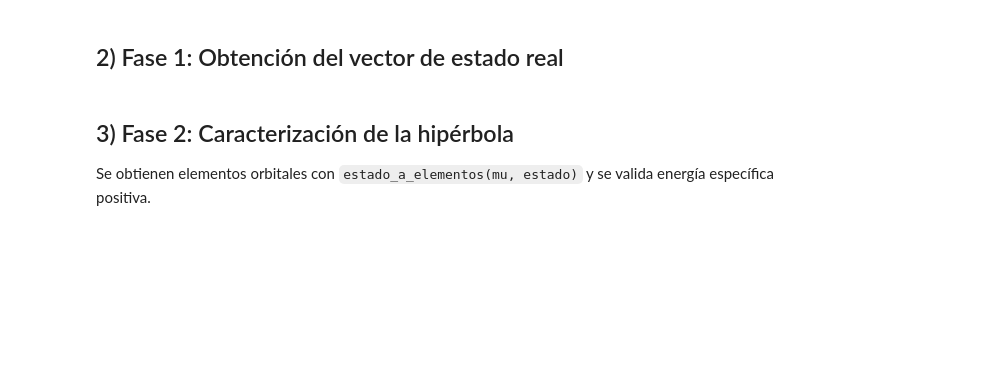
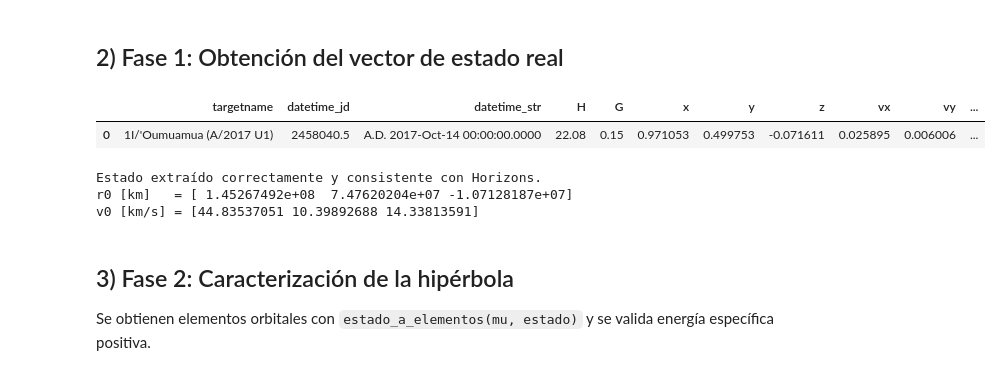
Before and after one commit to soleildayana/Oumuamua-Project, a Jupyter notebook: miniproyecto_oumuamua_pymcel.ipynb, the cells around one changed output. Cells and saved outputs as stored; diff of their text form; code cells hidden in the pictures; blank space fills up the shorter version.

```diff
--- a/miniproyecto_oumuamua_pymcel.ipynb
+++ b/miniproyecto_oumuamua_pymcel.ipynb
@@ -33,38 +44,69 @@ print(f"mu_sun usado = {MU_SUN:.6e} km^3/s^2")
 # %%
 # Época cercana al perihelio de 1I para obtener un estado representativo.
 epoch = '2017-10-14'
 
 datos = pc.consulta_horizons(
     id='1I',
     location='@0',
     epochs=epoch,
     datos='vectors',
     propiedades=[
         ('x', 'km'), ('y', 'km'), ('z', 'km'),
         ('vx', 'km/s'), ('vy', 'km/s'), ('vz', 'km/s')
     ]
 )
 
-df = pd.DataFrame(datos)
-print(df.head(1))
+tabla = datos[0]
+df = tabla.to_pandas() if hasattr(tabla, 'to_pandas') else pd.DataFrame(tabla)
+df
+# %% [output]
+|  | targetname | datetime_jd | datetime_str | H | G | x | y | z | vx | vy | ... |
+| 0 | 1I/'Oumuamua (A/2017 U1) | 2458040.5 | A.D. 2017-Oct-14 00:00:00.0000 | 22.08 | 0.15 | 0.971053 | 0.499753 | -0.071611 | 0.025895 | 0.006006 | ... |
 # %%
-def extrae_estado_km(df):
-    # Mapeo robusto de columnas (por si Horizons retorna variantes de nombre).
-    norm = {c.lower().replace('_', ''): c for c in df.columns}
-    keys = ['x', 'y', 'z', 'vx', 'vy', 'vz']
-    vals = []
-    for k in keys:
-        if k not in norm:
-            raise KeyError(f"No se encontró columna '{k}' en {list(df.columns)}")
-        vals.append(float(df.iloc[0][norm[k]]))
-    return np.array(vals, dtype=float)
+def extrae_estado_km(resultado):
+    # Horizons devuelve (tabla, epoch_jd, vector_raw).
+    if isinstance(resultado, tuple) and len(resultado) >= 3:
+        estado = np.asarray(resultado[2], dtype=float)
+        if estado.ndim == 2:
+            estado = estado[0]
+        return estado
 
-estado = extrae_estado_km(df)
+    # Fallback por si se pasa una tabla o DataFrame directamente.
+    if hasattr(resultado, 'columns'):
+        norm = {str(c).lower().replace('_', ''): c for c in resultado.columns}
+        keys = ['x', 'y', 'z', 'vx', 'vy', 'vz']
+        vals = []
+        for k in keys:
+            if k not in norm:
+                raise KeyError(f"No se encontró columna '{k}' en {list(resultado.columns)}")
+            vals.append(float(resultado.iloc[0][norm[k]]))
+        return np.array(vals, dtype=float)
+
+    raise TypeError(f"Tipo no soportado para extraer estado: {type(resultado)}")
+
+estado = extrae_estado_km(datos)
 r0 = estado[:3]
 v0 = estado[3:]
 
+# Validación de consistencia: la tabla en AU/AU/d debe coincidir con el vector crudo en km/km/s.
+au_km = const.au.to('km').value if hasattr(const.au, 'to') else 149597870.7
+estado_tabla = np.array([
+    float(tabla[0]['x']) * au_km,
+    float(tabla[0]['y']) * au_km,
+    float(tabla[0]['z']) * au_km,
+    float(tabla[0]['vx']) * au_km / 86400.0,
+    float(tabla[0]['vy']) * au_km / 86400.0,
+    float(tabla[0]['vz']) * au_km / 86400.0,
+], dtype=float)
+assert np.allclose(estado, estado_tabla)
+print('Estado extraído correctamente y consistente con Horizons.')
+
 print('r0 [km]   =', r0)
 print('v0 [km/s] =', v0)
+# %% [output]
+Estado extraído correctamente y consistente con Horizons.
+r0 [km]   = [ 1.45267492e+08  7.47620204e+07 -1.07128187e+07]
+v0 [km/s] = [44.83537051 10.39892688 14.33813591]
 # %% [markdown]
 ## 3) Fase 2: Caracterización de la hipérbola
 
```
Also changed, not shown: parts of 18 cells of this notebook.
